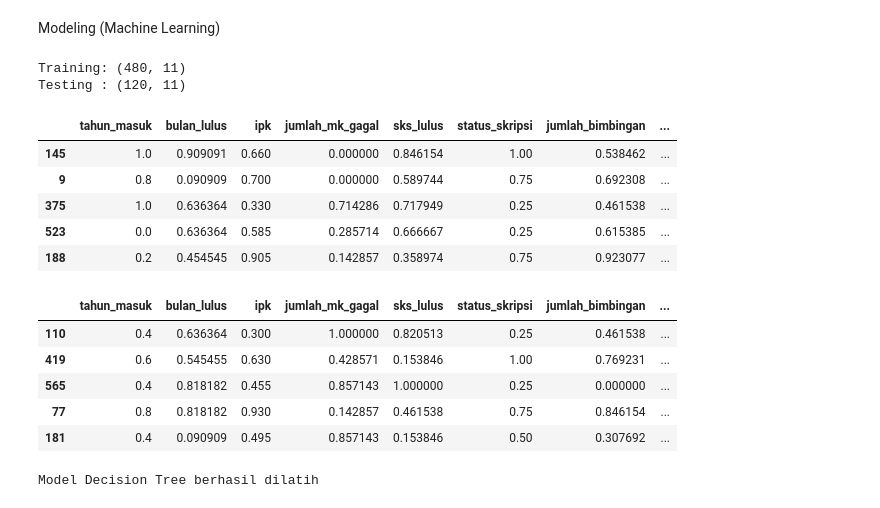
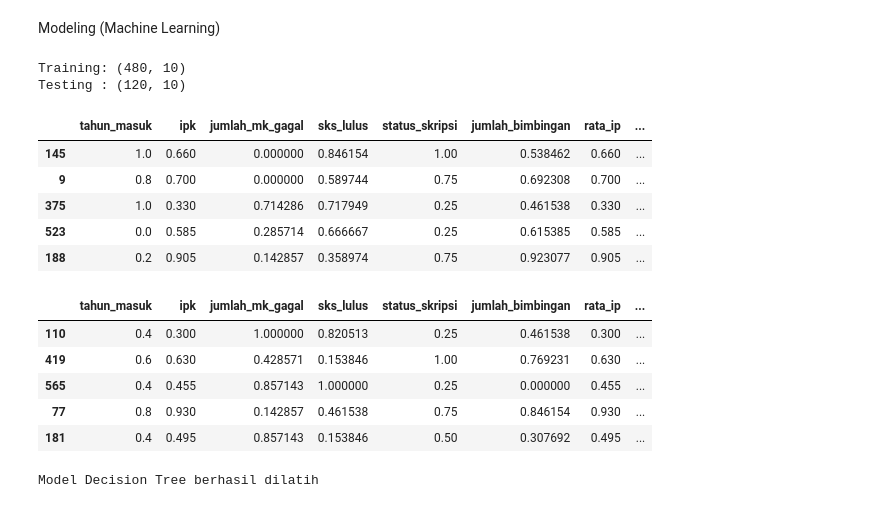
Before and after one commit to navassaanastha/prediksi-kelulusan-mahasiswa, a Jupyter notebook: ai.ipynb, the cells around one changed output. Saved outputs shown, nothing was run; the diff lists cells and outputs as text; code cells hidden in the pictures.

```diff
--- a/ai.ipynb
+++ b/ai.ipynb
@@ -384,7 +381,6 @@ from sklearn.model_selection import train_test_split
 # feature dan target
 X = df[[
     'tahun_masuk',
-    'bulan_lulus',
     'ipk',
     'jumlah_mk_gagal',
     'sks_lulus',
@@ -395,47 +391,47 @@ X = df[[
     'tren_ip'
 ]]
 
 y = df['ontime']
 
 # split data
 X_train, X_test, y_train, y_test = train_test_split(
     X, y,
     test_size=0.2,
     random_state=42
 )
 
 # gabung feature + target
 train_data = X_train.copy()
 train_data['ontime'] = y_train
 
 test_data = X_test.copy()
 test_data['ontime'] = y_test
 
 # simpan csv
 train_data.to_csv('datatrain.csv', index=False) #melatih model
 test_data.to_csv('datatest.csv', index=False) #menguji model
 
 # output
 print("Training:", train_data.shape)
 print("Testing :", test_data.shape)
 
 display(train_data.head())
 display(test_data.head())
 # %% [output]
-Training: (480, 11)
-Testing : (120, 11)
+Training: (480, 10)
+Testing : (120, 10)
-|  | tahun_masuk | bulan_lulus | ipk | jumlah_mk_gagal | sks_lulus | status_skripsi | jumlah_bimbingan | ... |
-| 145 | 1.0 | 0.909091 | 0.660 | 0.000000 | 0.846154 | 1.00 | 0.538462 | ... |
-| 9 | 0.8 | 0.090909 | 0.700 | 0.000000 | 0.589744 | 0.75 | 0.692308 | ... |
-| 375 | 1.0 | 0.636364 | 0.330 | 0.714286 | 0.717949 | 0.25 | 0.461538 | ... |
-| 523 | 0.0 | 0.636364 | 0.585 | 0.285714 | 0.666667 | 0.25 | 0.615385 | ... |
-| 188 | 0.2 | 0.454545 | 0.905 | 0.142857 | 0.358974 | 0.75 | 0.923077 | ... |
+|  | tahun_masuk | ipk | jumlah_mk_gagal | sks_lulus | status_skripsi | jumlah_bimbingan | rata_ip | ... |
+| 145 | 1.0 | 0.660 | 0.000000 | 0.846154 | 1.00 | 0.538462 | 0.660 | ... |
+| 9 | 0.8 | 0.700 | 0.000000 | 0.589744 | 0.75 | 0.692308 | 0.700 | ... |
+| 375 | 1.0 | 0.330 | 0.714286 | 0.717949 | 0.25 | 0.461538 | 0.330 | ... |
+| 523 | 0.0 | 0.585 | 0.285714 | 0.666667 | 0.25 | 0.615385 | 0.585 | ... |
+| 188 | 0.2 | 0.905 | 0.142857 | 0.358974 | 0.75 | 0.923077 | 0.905 | ... |
-|  | tahun_masuk | bulan_lulus | ipk | jumlah_mk_gagal | sks_lulus | status_skripsi | jumlah_bimbingan | ... |
-| 110 | 0.4 | 0.636364 | 0.300 | 1.000000 | 0.820513 | 0.25 | 0.461538 | ... |
-| 419 | 0.6 | 0.545455 | 0.630 | 0.428571 | 0.153846 | 1.00 | 0.769231 | ... |
-| 565 | 0.4 | 0.818182 | 0.455 | 0.857143 | 1.000000 | 0.25 | 0.000000 | ... |
-| 77 | 0.8 | 0.818182 | 0.930 | 0.142857 | 0.461538 | 0.75 | 0.846154 | ... |
-| 181 | 0.4 | 0.090909 | 0.495 | 0.857143 | 0.153846 | 0.50 | 0.307692 | ... |
+|  | tahun_masuk | ipk | jumlah_mk_gagal | sks_lulus | status_skripsi | jumlah_bimbingan | rata_ip | ... |
+| 110 | 0.4 | 0.300 | 1.000000 | 0.820513 | 0.25 | 0.461538 | 0.300 | ... |
+| 419 | 0.6 | 0.630 | 0.428571 | 0.153846 | 1.00 | 0.769231 | 0.630 | ... |
+| 565 | 0.4 | 0.455 | 0.857143 | 1.000000 | 0.25 | 0.000000 | 0.455 | ... |
+| 77 | 0.8 | 0.930 | 0.142857 | 0.461538 | 0.75 | 0.846154 | 0.930 | ... |
+| 181 | 0.4 | 0.495 | 0.857143 | 0.153846 | 0.50 | 0.307692 | 0.495 | ... |
 # %%
 # 2. Training Model / Model AI
 from sklearn.tree import DecisionTreeClassifier
```
Also changed, not shown: parts of 5 cells of this notebook, 4 other files.
